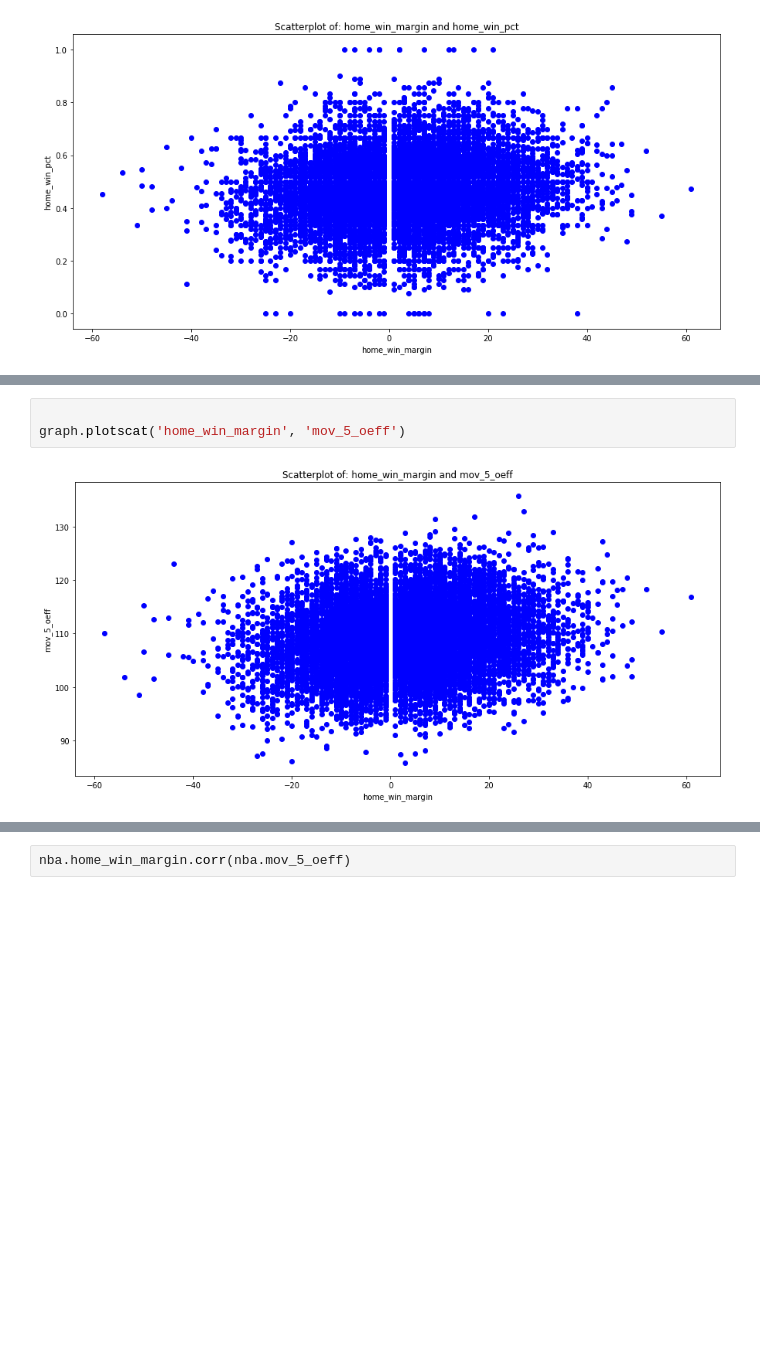
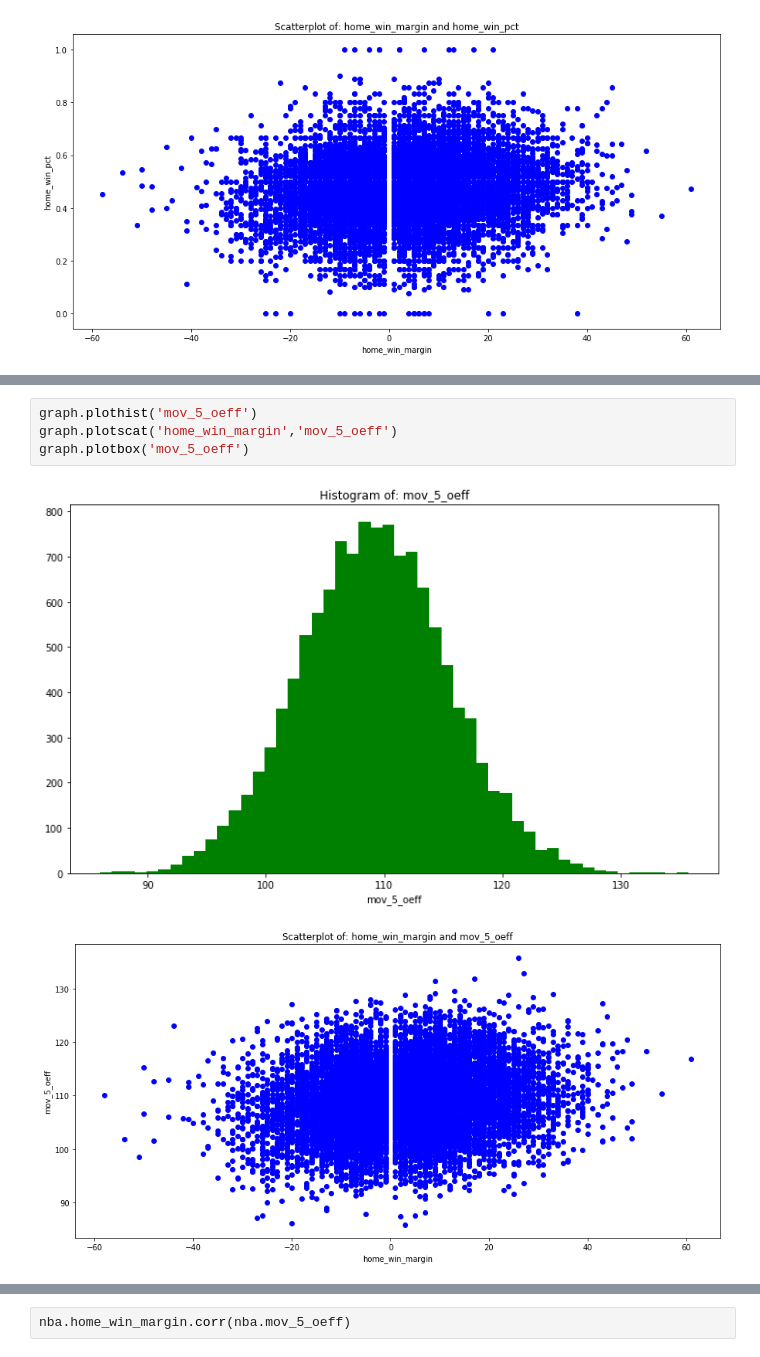
Before and after one commit to bryanco1966/Sports-Modeling, a Jupyter notebook: NBA_feature engineering.ipynb, the cells around one changed output, grey strips where cells are left out. Cells and saved outputs as stored; diff of their text form; blank space fills up the shorter version.

```diff
--- a/NBA_feature engineering.ipynb
+++ b/NBA_feature engineering.ipynb
@@ -298,5 +290,7 @@ nba.home_win_margin.corr(nba.away_win_pct)
 # %%
-
-graph.plotscat('home_win_margin', 'mov_5_oeff')
+graph.plothist('mov_5_oeff')
+graph.plotscat('home_win_margin','mov_5_oeff')
+graph.plotbox('mov_5_oeff')
 # %% [output]
-[figure, old version]
+[figure, new version]
+[figure, added]
```
Also changed, not shown: parts of 44 cells of this notebook, 3 other files.
